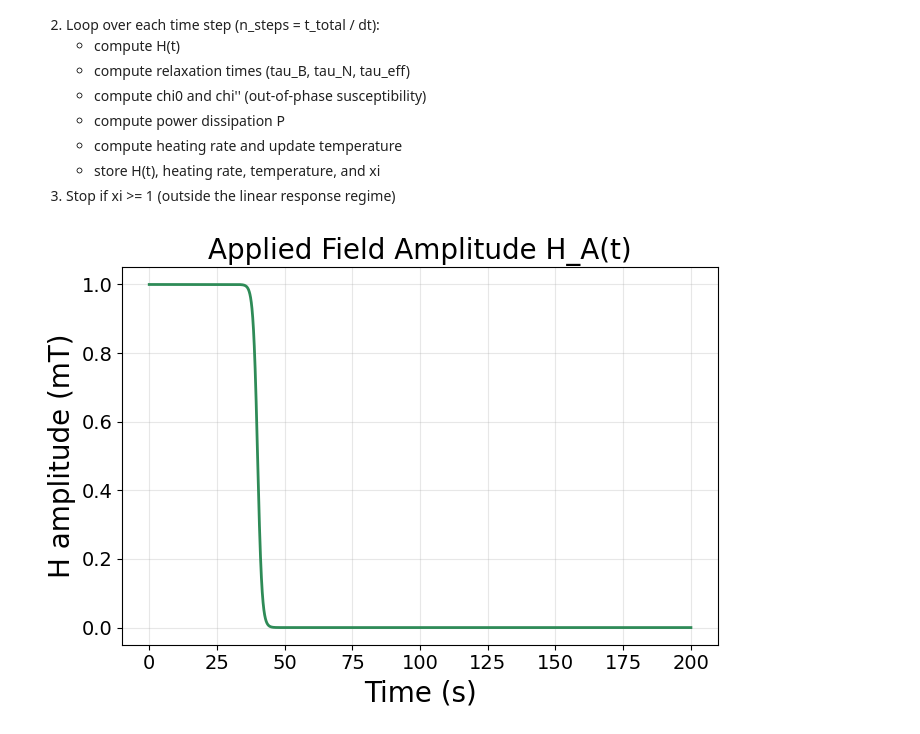
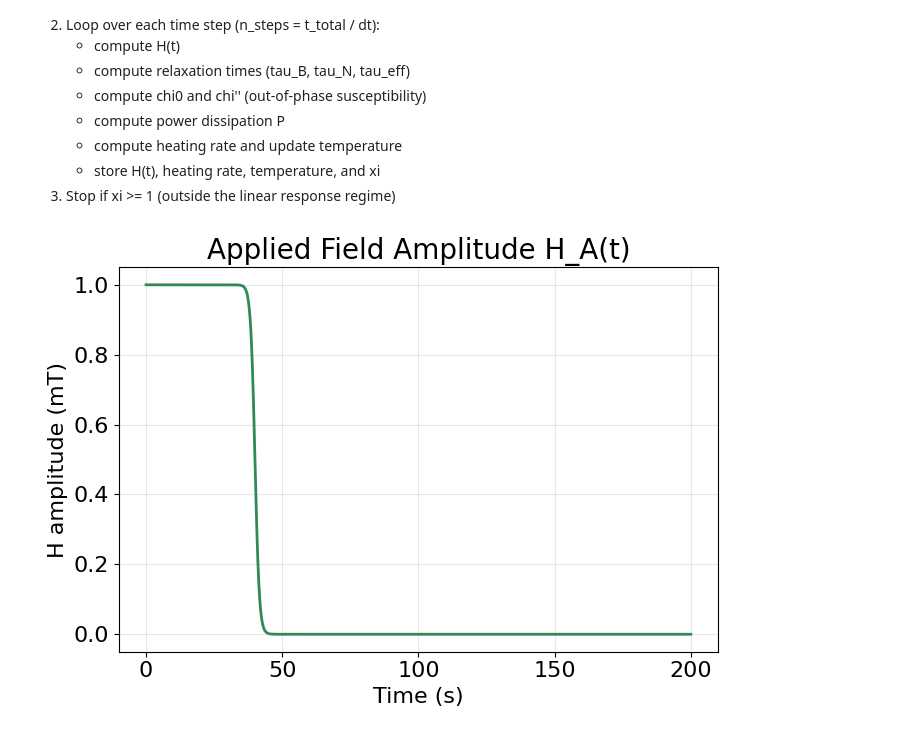
Before and after one commit to b00001/sciusproject-hyperthermia, a Jupyter notebook: week1-and-2.ipynb, the cells around one changed output. Drawn from its saved outputs; the diff is of its cells as text; code cells hidden in the pictures.

```diff
--- a/week1-and-2.ipynb
+++ b/week1-and-2.ipynb
@@ -390,20 +501,20 @@ for i in range(1, n_steps + 1):
 # %%
 # ================================================================
 #  PLOT
 # ================================================================
 sl = slice(None)
 # ---- H(t) ----
 plt.figure(figsize=(7, 5))
 plt.plot(time_array[sl], H_array[sl] * 1e3, color='seagreen', linewidth=2)
-plt.xlabel('Time (s)', fontsize=20)
-plt.ylabel('H amplitude (mT)', fontsize=20)
+plt.xlabel('Time (s)', fontsize=16)
+plt.ylabel('H amplitude (mT)', fontsize=16)
 plt.title('Applied Field Amplitude H_A(t)', fontsize=20)
 plt.grid(True, alpha=0.3)
-plt.tick_params(axis='both', labelsize=14)
+plt.tick_params(axis='both', labelsize=16)
 plt.tight_layout()
 plt.show()
 # %% [output]
-[figure, old version]
+[figure, new version]
 # %%
 # ---- Temperature vs Time ----
 plt.figure(figsize=(7, 5))
```
Also changed, not shown: parts of 14 cells of this notebook.
